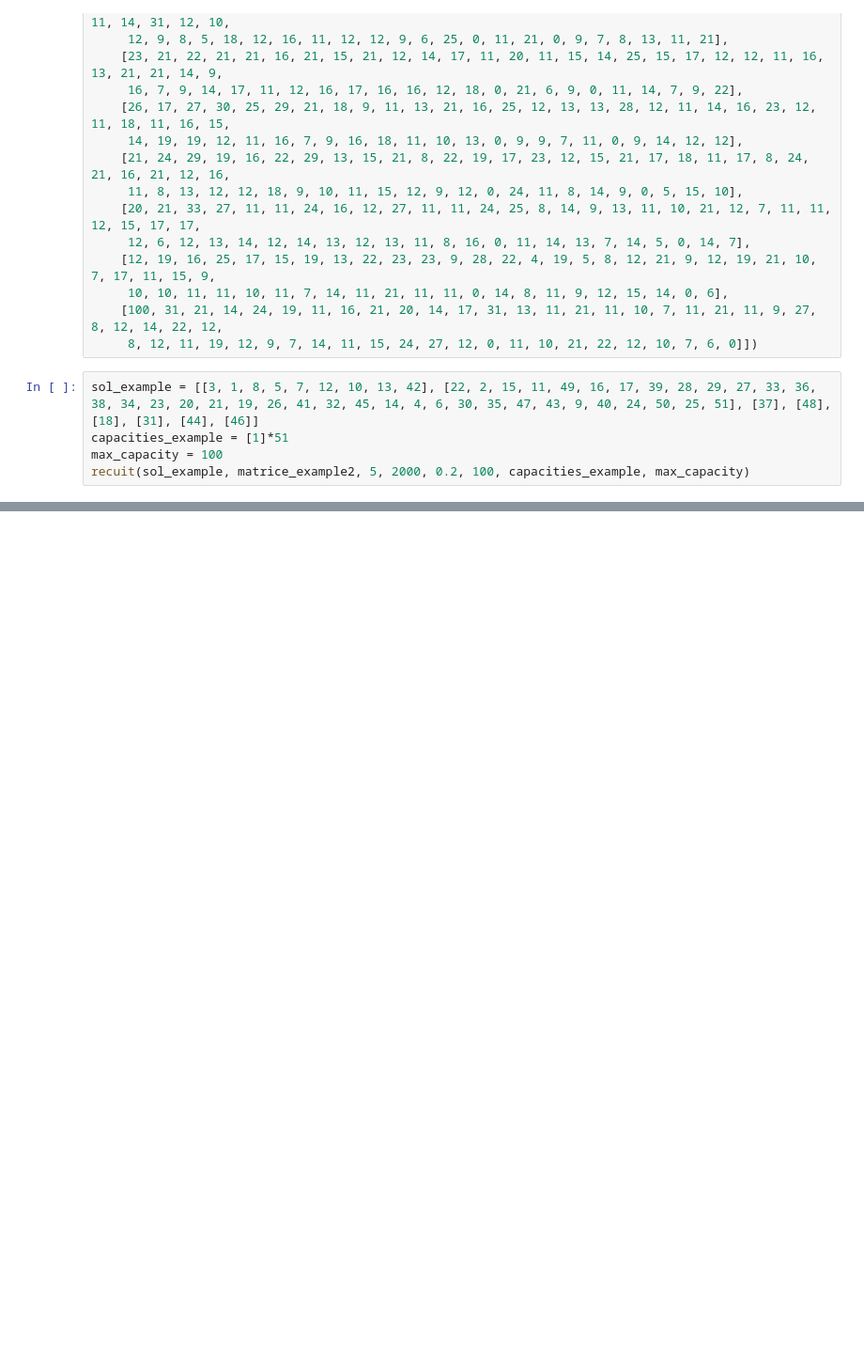
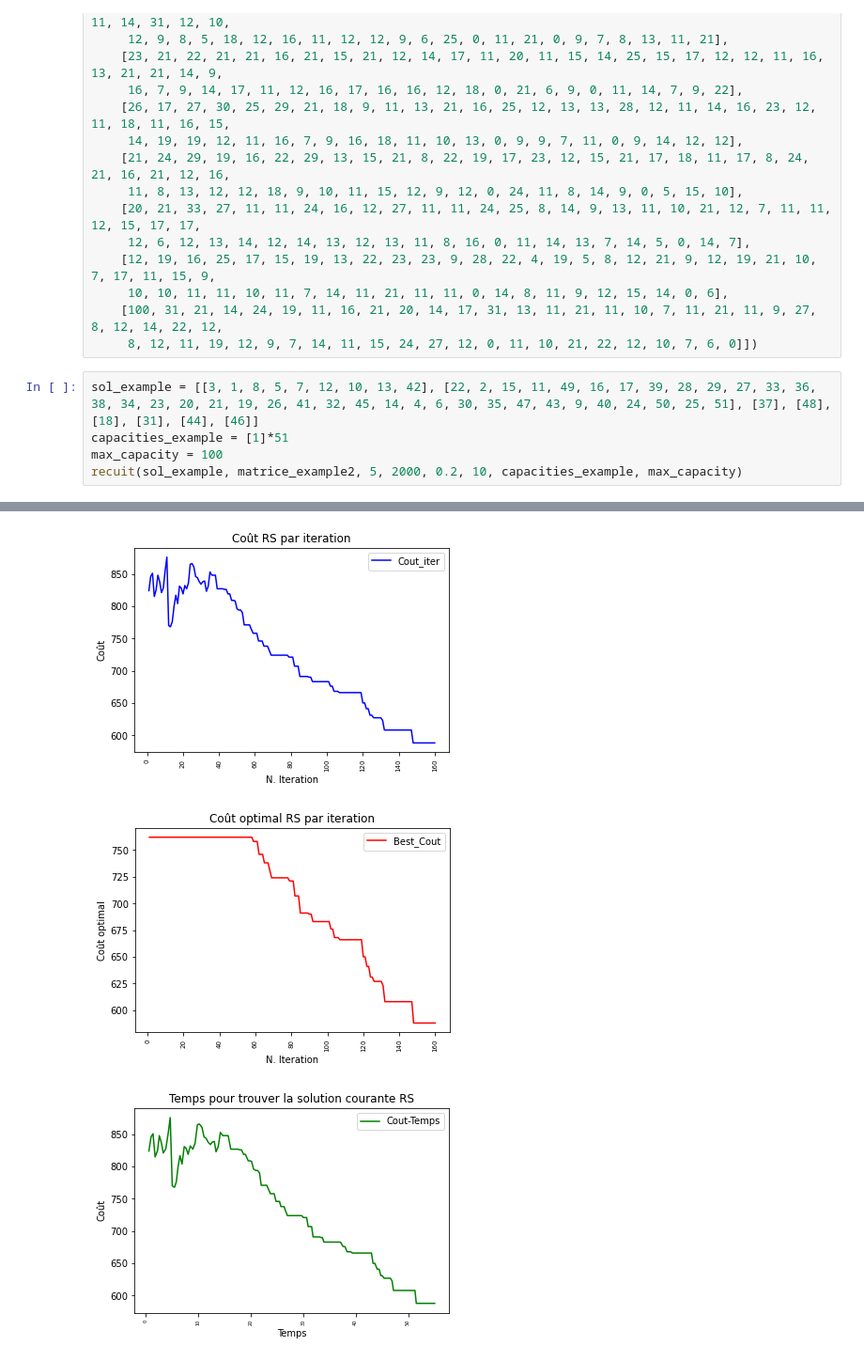
Before and after one commit to cedced19/ICO-fil-rouge, a Jupyter notebook: recuit/first-try-with-capacities.ipynb, the cells around one changed output, grey strips where cells are left out. Shown at 94% size. Drawn from its saved outputs; the diff is of its cells as text; blank space fills up the shorter version.

```diff
--- a/recuit/first-try-with-capacities.ipynb
+++ b/recuit/first-try-with-capacities.ipynb
@@ -456,5 +513,5 @@ matrice_example2 =  np.matrix([
 sol_example = [[3, 1, 8, 5, 7, 12, 10, 13, 42], [22, 2, 15, 11, 49, 16, 17, 39, 28, 29, 27, 33, 36, 38, 34, 23, 20, 21, 19, 26, 41, 32, 45, 14, 4, 6, 30, 35, 47, 43, 9, 40, 24, 50, 25, 51], [37], [48], [18], [31], [44], [46]]
 capacities_example = [1]*51
 max_capacity = 100
-recuit(sol_example, matrice_example2, 5, 2000, 0.2, 100, capacities_example, max_capacity)
+recuit(sol_example, matrice_example2, 5, 2000, 0.2, 10, capacities_example, max_capacity)
 # %% [output]
@@ -477,0 +535,3 @@ recuit(sol_example, matrice_example2, 5, 2000, 0.2, 100, capacities_example, max
+[figure, added]
+[figure, added]
+[figure, added]
```
Also changed, not shown: parts of 6 cells of this notebook, 2 other files.
